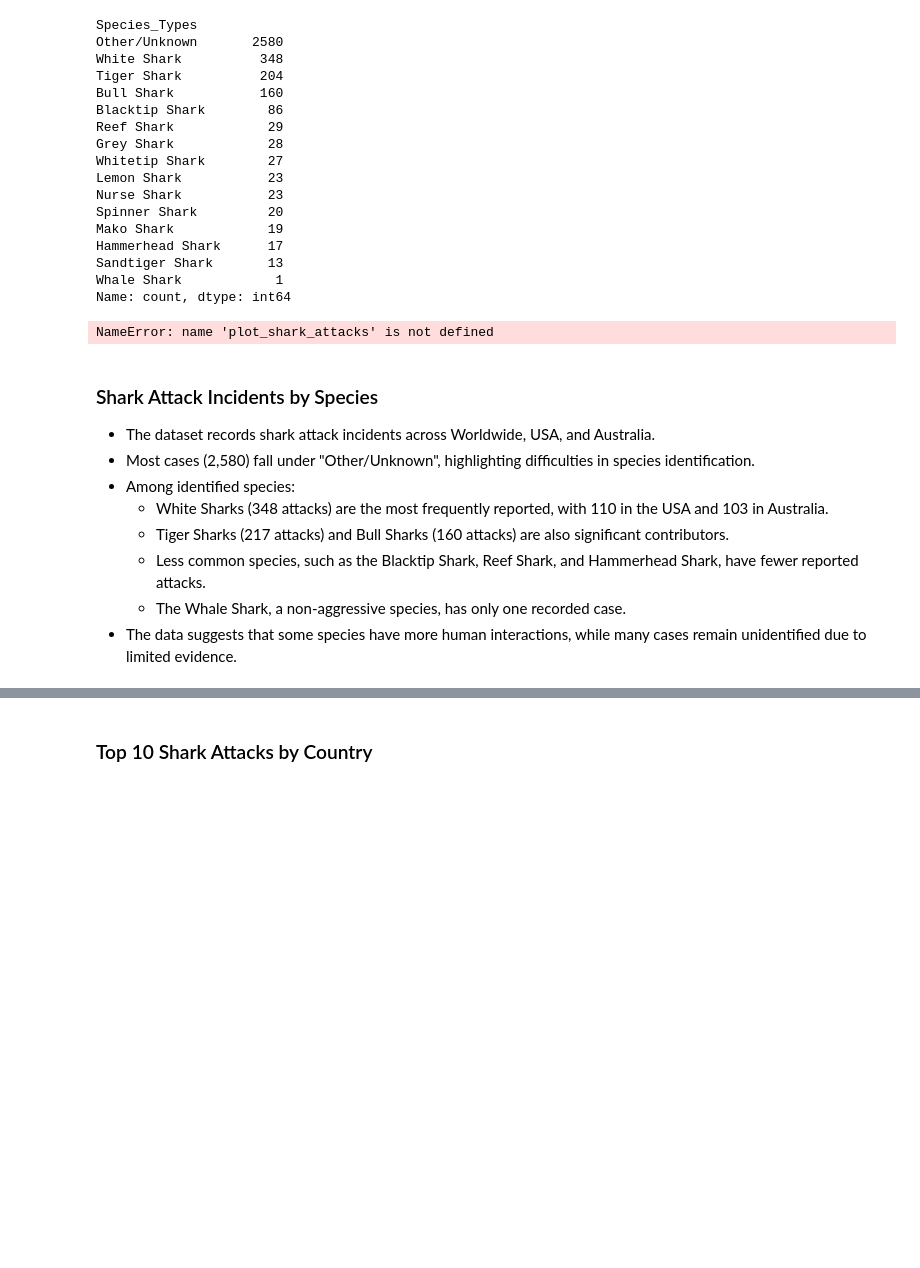
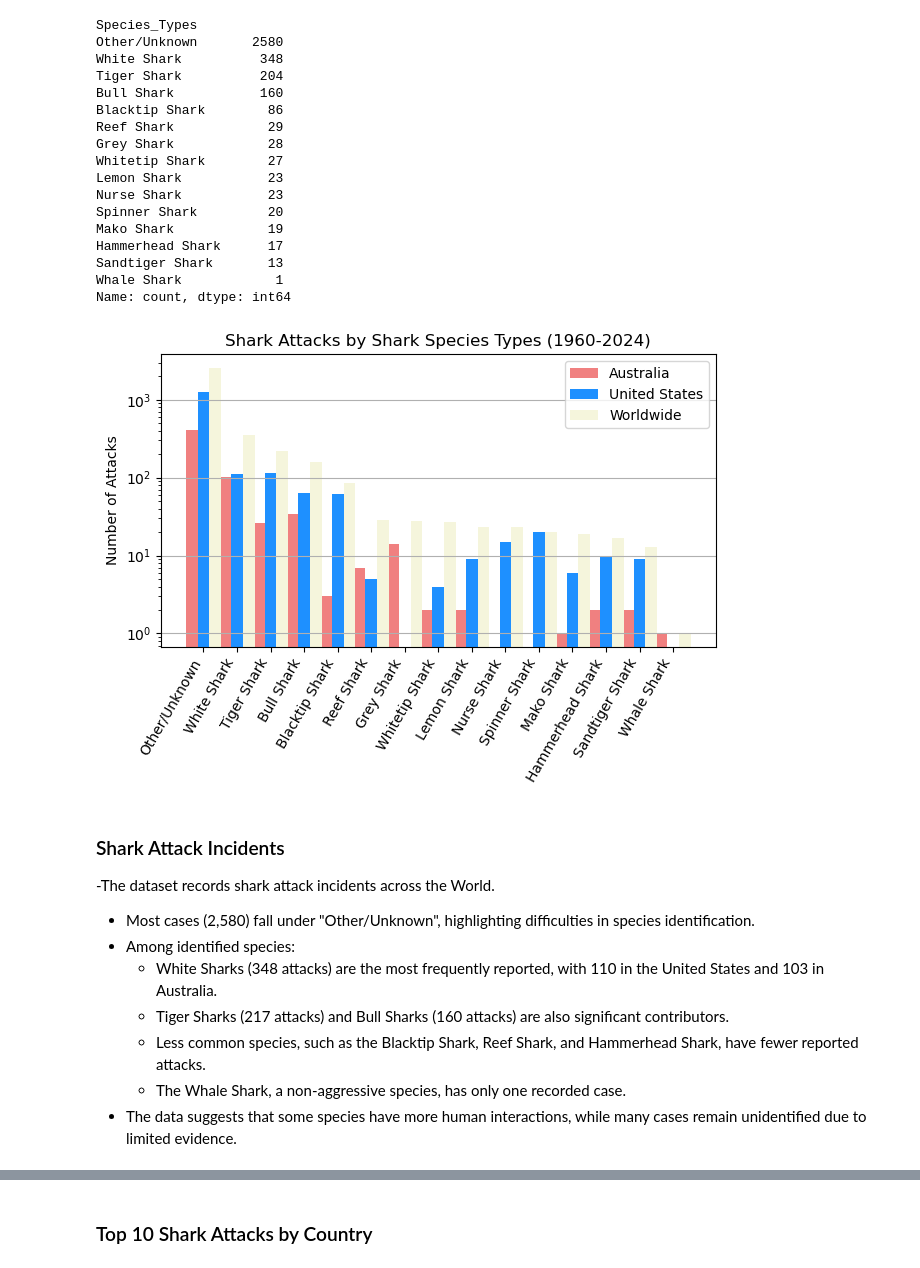
Before and after one commit to SheryllD/shark_attacks_project, a Jupyter notebook: shark_data_wrangling.ipynb, the cells around one changed output, grey strips where cells are left out. Saved outputs shown, nothing was run; the diff lists cells and outputs as text; code cells hidden in the pictures; blank space fills up the shorter version.

```diff
--- a/shark_data_wrangling.ipynb
+++ b/shark_data_wrangling.ipynb
@@ -84,17 +84,19 @@ Hammerhead Shark      17
 Sandtiger Shark       13
 Whale Shark            1
 Name: count, dtype: int64
-# %%
-df = pd.read_pickle("cleaned_data.pkl")
-plot_shark_attacks(df)
-# %% [output]
-NameError: name 'plot_shark_attacks' is not defined
+# %%
+df = pd.read_pickle("shark-attack/cleaned_data.pkl")
+image_path = "images/AttacksBySpecies.png"
+image = Image.open(image_path)
+display(image)
+# %% [output]
+[figure, added]
 # %% [markdown]
-### Shark Attack Incidents by Species
-- The dataset records shark attack incidents across Worldwide, USA, and Australia.
+### Shark Attack Incidents
+-The dataset records shark attack incidents across the World.
 - Most cases (2,580) fall under "Other/Unknown", highlighting difficulties in species identification.
 - Among identified species:
-    - White Sharks (348 attacks) are the most frequently reported, with 110 in the USA and 103 in Australia.
+    - White Sharks (348 attacks) are the most frequently reported, with 110 in the United States and 103 in Australia.
     - Tiger Sharks (217 attacks) and Bull Sharks (160 attacks) are also significant contributors.
     - Less common species, such as the Blacktip Shark, Reef Shark, and Hammerhead Shark, have fewer reported attacks.
     - The Whale Shark, a non-aggressive species, has only one recorded case.
```
Also changed, not shown: parts of 1 cell of this notebook, 3 other files.
